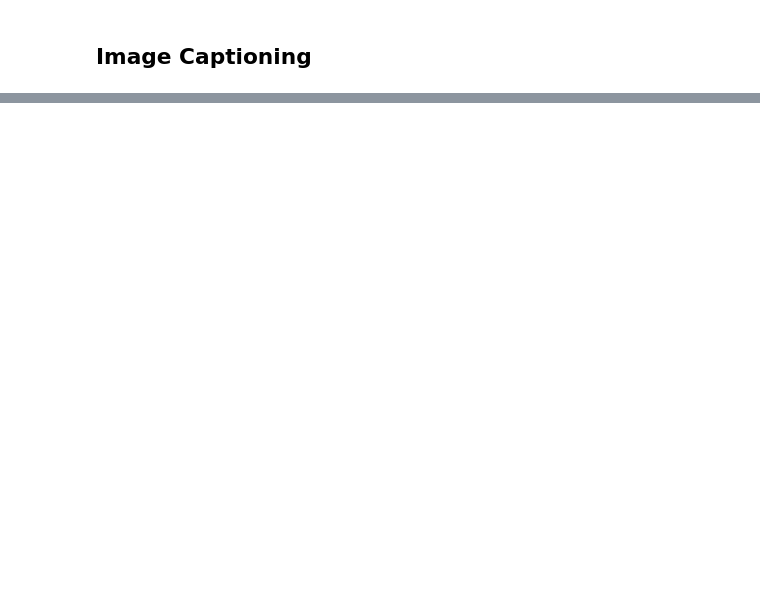
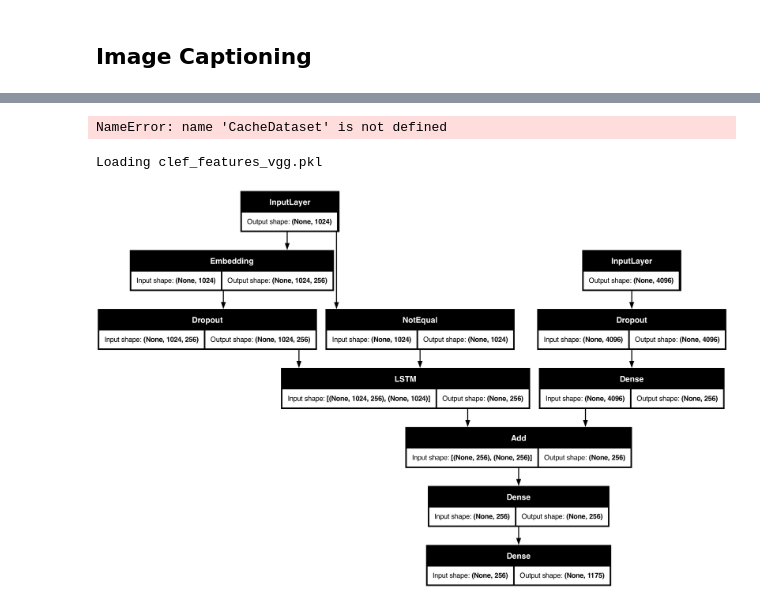
Before and after one commit to VitoNicolaLosavio/Explainable-AI-for-Alzheimer-s-Diagnosis-Textual-and-Visual-Interpretations-from-MRI, a Jupyter notebook: AlzheimerExplaination.ipynb, the cells around one changed output, grey strips where cells are left out. Saved outputs shown, nothing was run; the diff lists cells and outputs as text; code cells hidden in the pictures; blank space fills up the shorter version.

Commit message:
Created a version with transformer

```diff
--- a/AlzheimerExplaination.ipynb
+++ b/AlzheimerExplaination.ipynb
@@ -429,3 +439,8 @@ for i in feature_extractor.named_children():
+# %%
+cache_entire_df = CacheDataset(entire_df, transform=train_transform, cache_rate=1.0, num_workers=None, progress=False)
+entire_df_loader = DataLoader(cache_entire_df, batch_size=1, shuffle=False, num_workers=0)
+# %% [output]
+NameError: name 'CacheDataset' is not defined
 # %%
 # extract features from image
 features = {}
@@ -449,48 +460,34 @@ pickle.dump(features, open(os.path.join(saved_path, 'clef_features_vgg.pkl'), 'w
 # %%
 if glob.glob(saved_path + 'clef_features_vgg.pkl'):
     with open(os.path.join(saved_path, 'clef_features_vgg.pkl'), 'rb') as f:
+        print('Loading clef_features_vgg.pkl')
         features = pickle.load(f)
+# %% [output]
+Loading clef_features_vgg.pkl
 # %%
 # encoder model
 # image feature layers
-inputs1 = Input((128, 128, 50, 1))
-
-encoding = Conv3D(filters=64, kernel_size=3, activation="relu")(inputs1)
-encoding = MaxPool3D(pool_size=2)(encoding)
-encoding = BatchNormalization()(encoding)
-
-encoding = Conv3D(filters=64, kernel_size=3, activation="relu")(encoding)
-encoding = MaxPool3D(pool_size=2)(encoding)
-encoding = BatchNormalization()(encoding)
-
-encoding = Conv3D(filters=128, kernel_size=3, activation="relu")(encoding)
-encoding = MaxPool3D(pool_size=2)(encoding)
-encoding = BatchNormalization()(encoding)
-
-encoding = Conv3D(filters=256, kernel_size=3, activation="relu")(encoding)
-encoding = MaxPool3D(pool_size=2)(encoding)
-encoding = BatchNormalization()(encoding)
-
-encoding = GlobalAveragePooling3D()(encoding)
-encoding = Dense(units=512, activation="relu")(encoding)
-encoding = Dropout(0.3)(encoding)
-
+inputs1 = Input(shape=(4096,))
+fe1 = Dropout(0.4)(inputs1)
+fe2 = Dense(256, activation='relu')(fe1)
 # sequence feature layers
 inputs2 = Input(shape=(output_length,))
 se1 = Embedding(vocab_size, 256, mask_zero=True)(inputs2)
 se2 = Dropout(0.4)(se1)
 se3 = LSTM(256)(se2)
 
 # decoder model
-decoder = add([encoding, se3])
-decoder = Dense(256, activation='relu')(decoder)
-outputs = Dense(vocab_size, activation='softmax')(decoder)
+decoder1 = add([fe2, se3])
+decoder2 = Dense(256, activation='relu')(decoder1)
+outputs = Dense(vocab_size, activation='softmax')(decoder2)
 
 generation_model = Model(inputs=[inputs1, inputs2], outputs=outputs)
 generation_model.compile(loss='categorical_crossentropy', optimizer='adam',  metrics=["accuracy"])
 
 # plot the model
 plot_model(generation_model, show_shapes=True)
+# %% [output]
+[figure, added]
 # %%
 # create data generator to get data in batch (avoids session crash)
 def data_generator(data_keys, mapping, features, tokenizer, max_length, vocab_size, batch_size):
```
Also changed, not shown: parts of 20 cells of this notebook, 4 other files.
